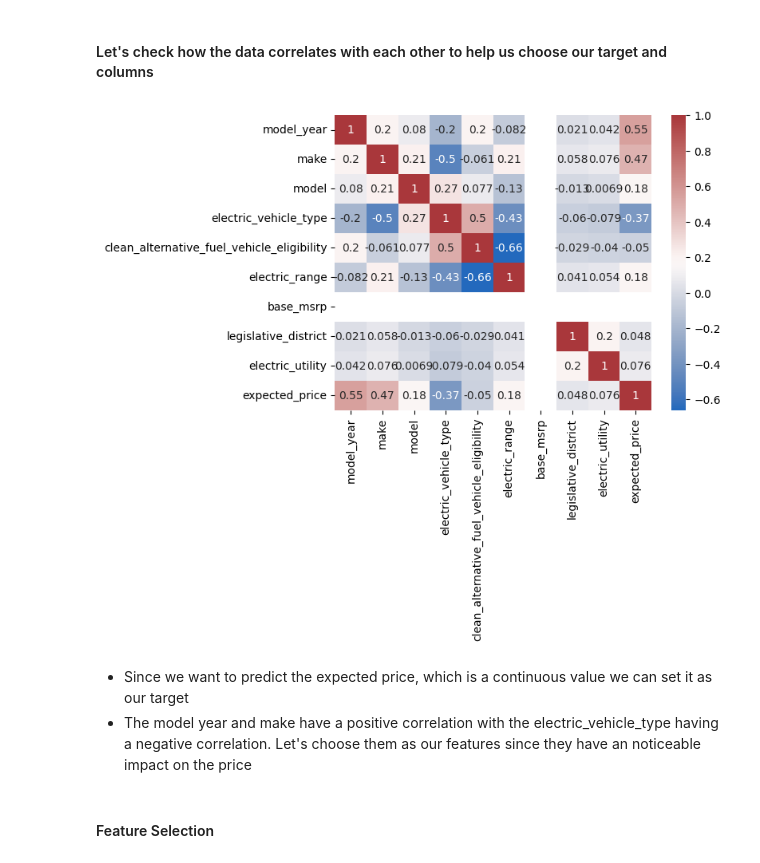
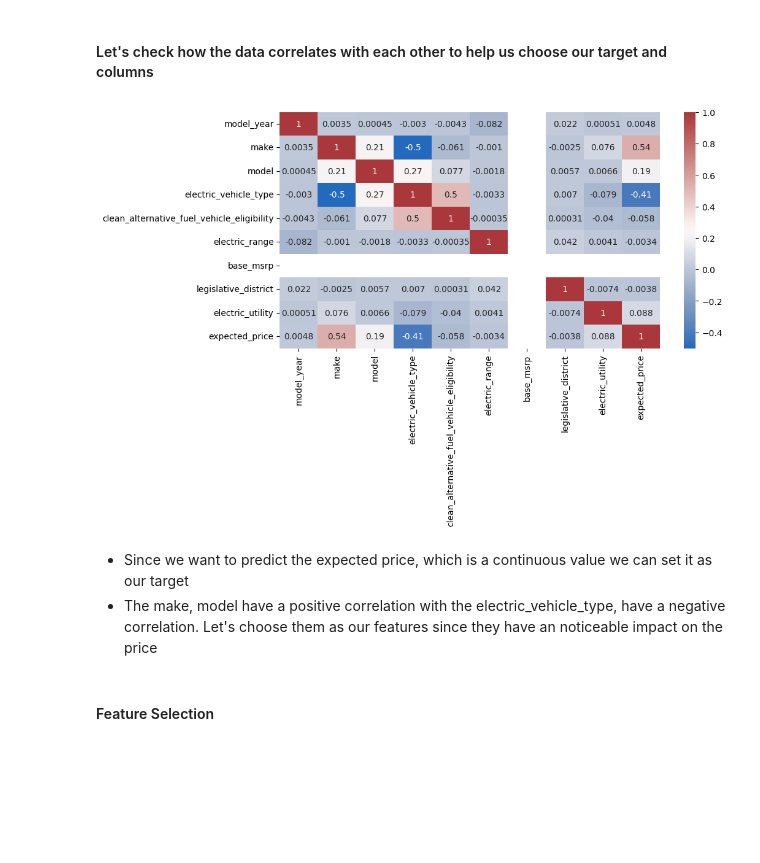
Before and after one commit to normanmunge/svm_model_electric_cars, a Jupyter notebook: svm-electric-cars-prediction.ipynb, the cells around one changed output. Saved outputs shown, nothing was run; the diff lists cells and outputs as text; code cells hidden in the pictures; blank space fills up the shorter version.

Commit message:
Modifies the outliers and standardization:

```diff
--- a/svm-electric-cars-prediction.ipynb
+++ b/svm-electric-cars-prediction.ipynb
@@ -620,8 +676,12 @@ outlier_cols = ['model_year', 'model', 'base_msrp','electric_utility']
 # %%
 # Using StandardScaler to scale our data - we'll remove the expected_price given it's our target column
 new_df = df.copy()
-standard_scaler = StandardScaler().fit(new_df)
-new_df = pd.DataFrame(standard_scaler.transform(new_df), columns=new_df.columns)
+categorical_cols.append('expected_price')
+# %%
+# Remove expected price and the other categorical cols since the former is our target and the rest are categorical columns that we've encoded
+std_df = new_df.drop(categorical_cols, axis=1)
+standard_scaler = StandardScaler().fit(std_df)
+std_df = pd.DataFrame(standard_scaler.transform(std_df), columns=std_df.columns)
 # %%
 # Showing the distribution of data on the columns with standardized data
 plt.figure(figsize=(15, 12))
@@ -635,0 +696,2 @@ for i, col in enumerate(new_df.columns):
+# %%
+new_df[std_df.columns] = std_df
@@ -643,7 +714,7 @@ def outlier_limits(col):
     lower_limit = Q1 - (1.5*inter_quartile_range)
     return upper_limit, lower_limit
 # %%
-for col in new_df.columns:
+for col in outlier_cols:
     UL, LL = outlier_limits(new_df[col])
     new_df.loc[(new_df[col] > UL), col] = UL
     new_df.loc[(new_df[col] < LL), col] = LL
@@ -659,13 +730,14 @@ plt.show()
 #### Let's check how the data correlates with each other to help us choose our target and columns
 # %%
 # Checking the correlation of the columns in our data
+plt.figure(figsize=(10,5))
 sns.heatmap(data = new_df.corr(), annot=True, cmap='vlag')
 plt.show()
 # %% [output]
-[figure, old version]
+[figure, new version]
 # %% [markdown]
 * Since we want to predict the expected price, which is a continuous value we can set it as our target
-* The model year and make have a positive correlation with the electric_vehicle_type having a negative correlation. Let's choose them as our features since they have an noticeable impact on the price
+* The make, model have a positive correlation with the electric_vehicle_type, have a negative correlation. Let's choose them as our features since they have an noticeable impact on the price
 # %% [markdown]
 #### Feature Selection
 # %%
```
Also changed, not shown: parts of 17 cells of this notebook.
